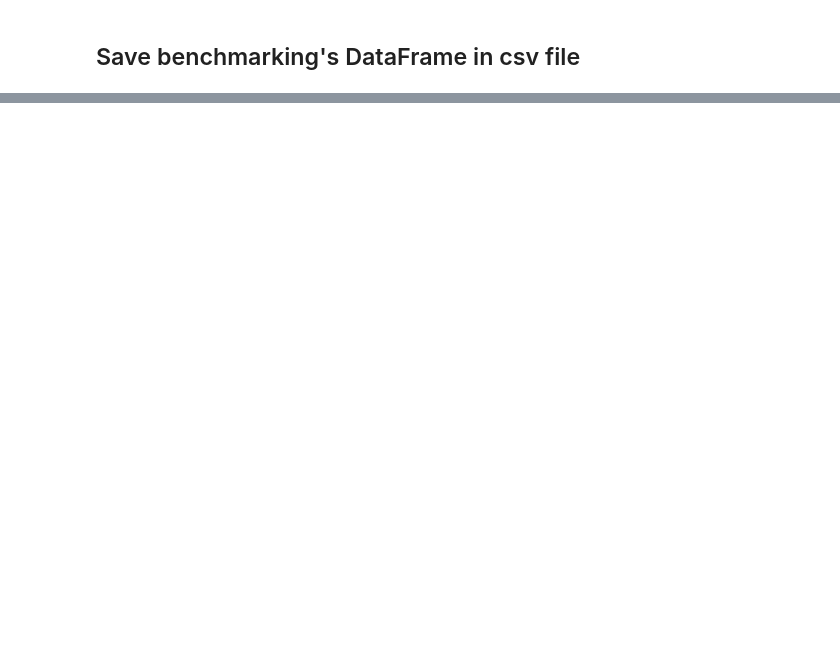
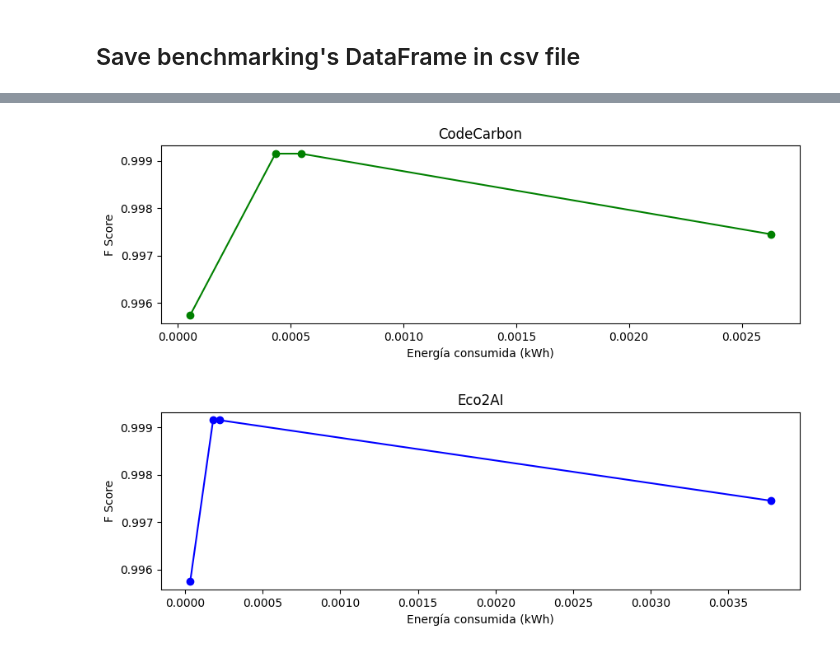
Before and after one commit to misanchz98/TFG-Project, a Jupyter notebook: benchmarking/benchmarking.ipynb, the cells around one changed output, grey strips where cells are left out. Drawn from its saved outputs; the diff is of its cells as text; code cells hidden in the pictures; blank space fills up the shorter version.

```diff
--- a/benchmarking/benchmarking.ipynb
+++ b/benchmarking/benchmarking.ipynb
@@ -163,0 +176,4 @@ preprocess.save_in_csv_file(df_benchmarking, 'benchmarking.csv')
+# %%
+graphics.plot_energy_consumed_and_fscore(df_benchmarking)
+# %% [output]
+[figure, added]
```
Also changed, not shown: parts of 5 cells of this notebook, 4 other files.
